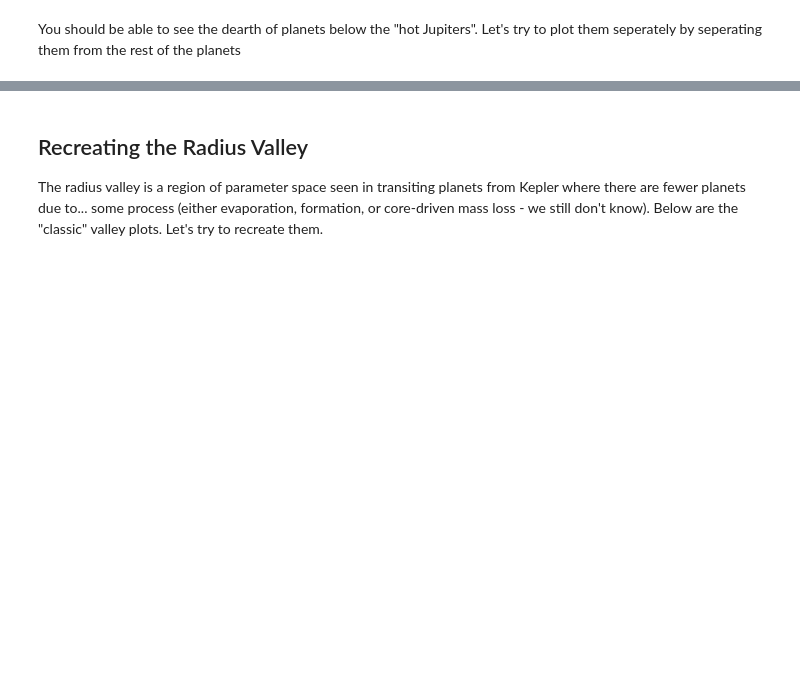
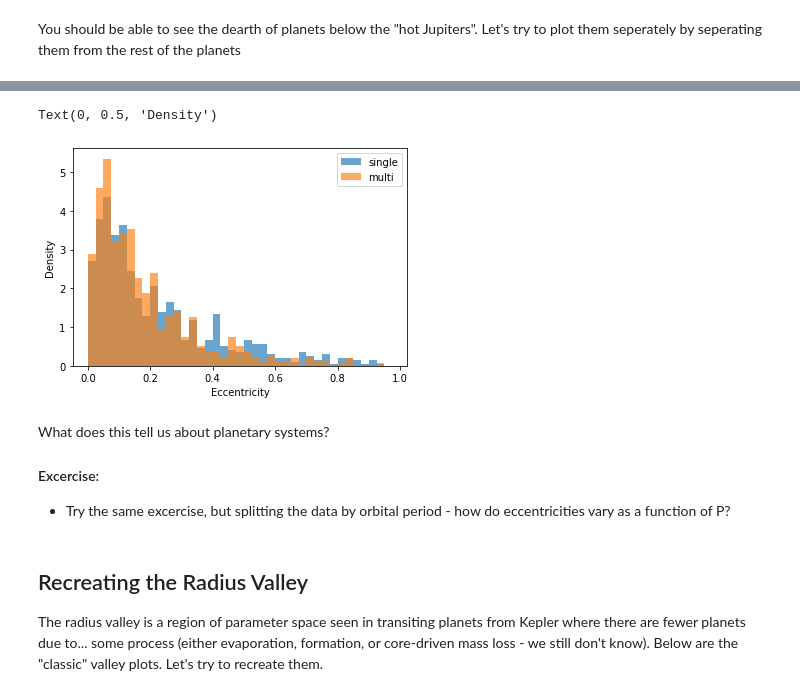
Before and after one commit to raphhbw/WAKE_workshops, a Jupyter notebook: exoplanets/data_viz/DataViz Workshop 1 - Matplotlib basics & Exoplanets in context.ipynb, the cells around one changed output, grey strips where cells are left out. Cells and saved outputs as stored; diff of their text form; code cells hidden in the pictures; blank space fills up the shorter version.

```diff
--- a/exoplanets/data_viz/DataViz Workshop 1 - Matplotlib basics & Exoplanets in context.ipynb
+++ b/exoplanets/data_viz/DataViz Workshop 1 - Matplotlib basics & Exoplanets in context.ipynb
@@ -338,3 +300,22 @@ What does this tell us about planetary systems?
+# %%
+#We also need to mask those systems where eccentricity was set to be exactly 0.00
+single_planets=(all_planets['sy_pnum']==1)&(all_planets['pl_orbeccen']>0.0)
+multi_planets=(all_planets['sy_pnum']>1)&(all_planets['pl_orbeccen']>0.0)
+_=plt.hist(all_planets.loc[single_planets,'pl_orbeccen'],density=True,
+           bins=np.arange(0,1,0.025),alpha=0.66,label="single")
+_=plt.hist(all_planets.loc[multi_planets,'pl_orbeccen'],density=True,
+           bins=np.arange(0,1,0.025),alpha=0.66,label="multi")
+plt.legend()
+plt.xlabel("Eccentricity")
+plt.ylabel("Density")
+# %% [output]
+Text(0, 0.5, 'Density')
+[figure, added]
+# %% [markdown]
+What does this tell us about planetary systems?
+
+#### Excercise:
+* Try the same excercise, but splitting the data by orbital period - how do eccentricities vary as a function of P?
 # %% [markdown]
 ## Recreating the Radius Valley
 
```
Also changed, not shown: parts of 19 cells of this notebook, 2 other files.
